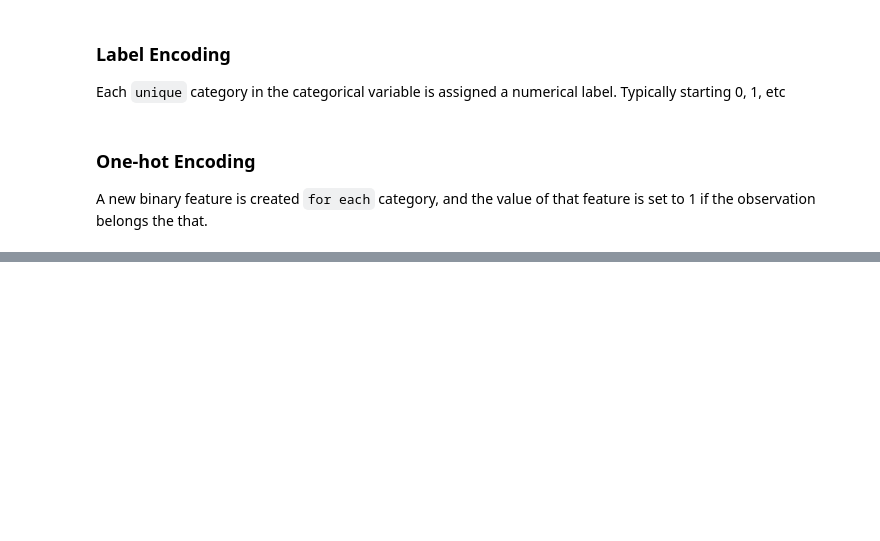
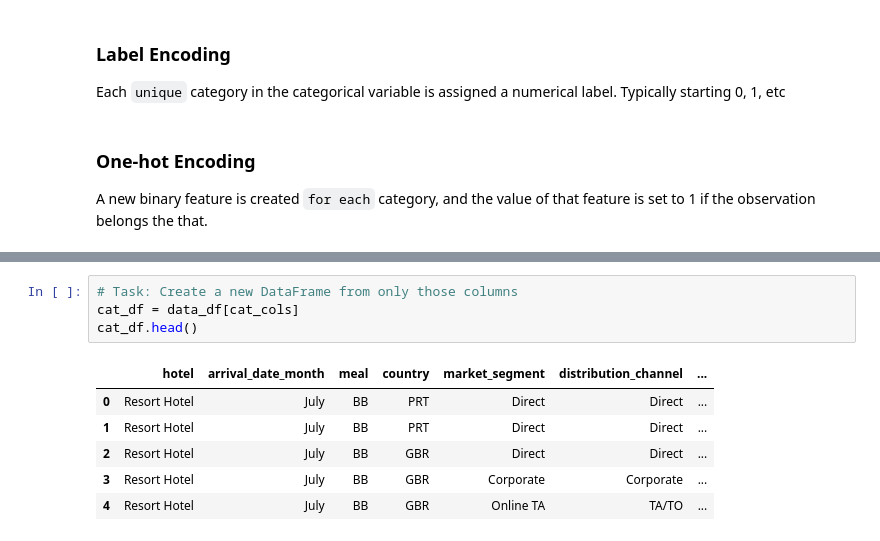
Before and after one commit to CS4580/my-notes-TJEgbert, a Jupyter notebook: module4/correrlation_analysis.ipynb, the cells around one changed output, grey strips where cells are left out. Saved outputs shown, nothing was run; the diff lists cells and outputs as text; blank space fills up the shorter version.

```diff
--- a/module4/correrlation_analysis.ipynb
+++ b/module4/correrlation_analysis.ipynb
@@ -48,0 +72,11 @@ A new binary feature is created `for each` category, and the value of that featu
+# %%
+# Task: Create a new DataFrame from only those columns
+cat_df = data_df[cat_cols]
+cat_df.head()
+# %% [output]
+|  | hotel | arrival_date_month | meal | country | market_segment | distribution_channel | ... |
+| 0 | Resort Hotel | July | BB | PRT | Direct | Direct | ... |
+| 1 | Resort Hotel | July | BB | PRT | Direct | Direct | ... |
+| 2 | Resort Hotel | July | BB | GBR | Direct | Direct | ... |
+| 3 | Resort Hotel | July | BB | GBR | Corporate | Corporate | ... |
+| 4 | Resort Hotel | July | BB | GBR | Online TA | TA/TO | ... |
```
Also changed, not shown: parts of 19 cells of this notebook, 1 other file.
